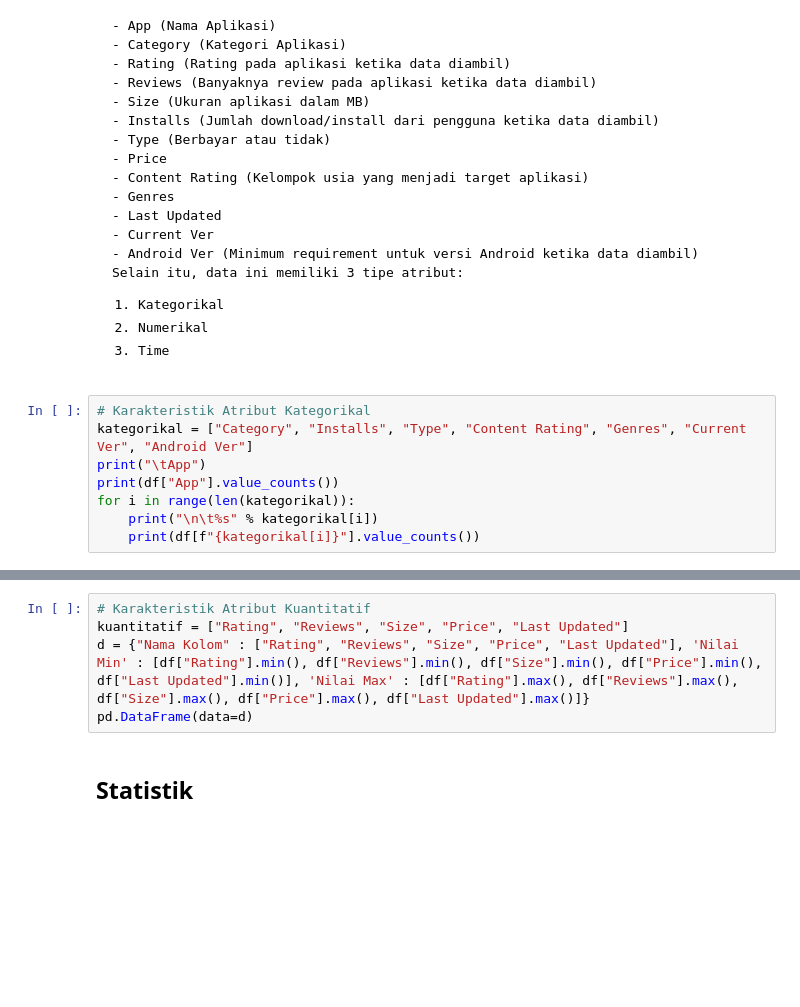
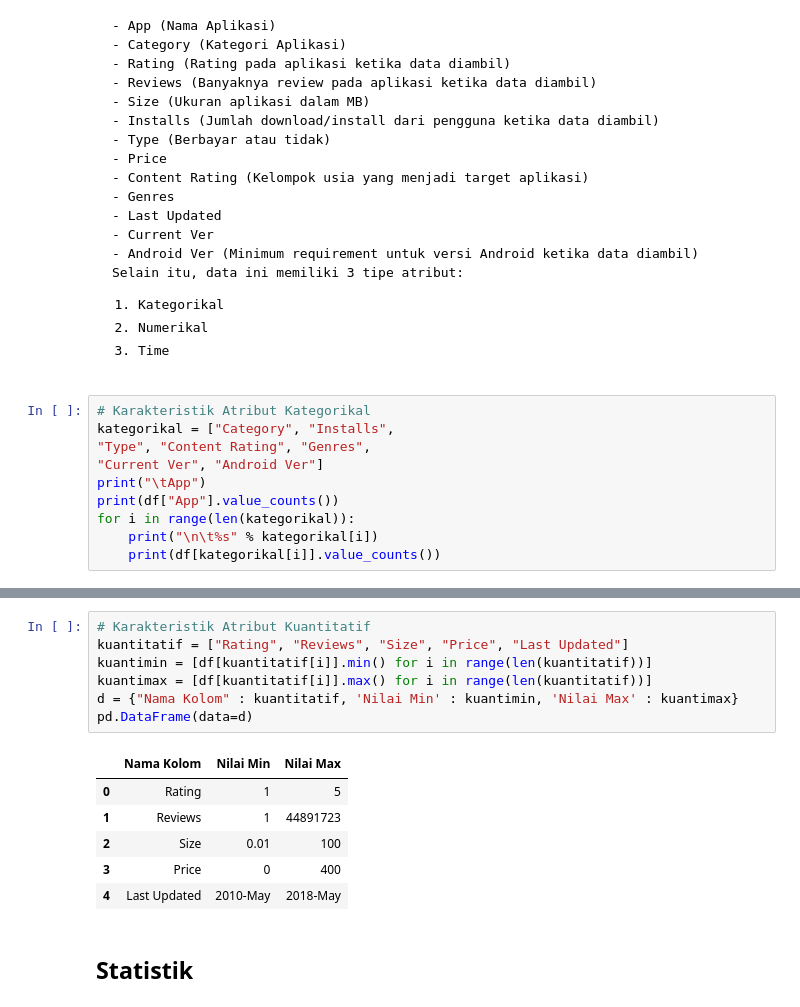
Before and after one commit to msyahrulsp/TuBesPengKom2, a Jupyter notebook: TuBes.ipynb, the cells around one changed output, grey strips where cells are left out. Saved outputs shown, nothing was run; the diff lists cells and outputs as text; blank space fills up the shorter version.

Commit message:
karakteristik kuantitatif, agar tidak one-liner(?)

```diff
--- a/TuBes.ipynb
+++ b/TuBes.ipynb
@@ -82,9 +105,11 @@ Selain itu, data ini memiliki 3 tipe atribut:
 3. Time
 # %%
 # Karakteristik Atribut Kategorikal
-kategorikal = ["Category", "Installs", "Type", "Content Rating", "Genres", "Current Ver", "Android Ver"]
+kategorikal = ["Category", "Installs",
+"Type", "Content Rating", "Genres",
+"Current Ver", "Android Ver"]
 print("\tApp")
 print(df["App"].value_counts())
 for i in range(len(kategorikal)):
     print("\n\t%s" % kategorikal[i])
-    print(df[f"{kategorikal[i]}"].value_counts())
+    print(df[kategorikal[i]].value_counts())
@@ -91,8 +134,17 @@ for i in range(len(kategorikal)):
-# %%
-# Karakteristik Atribut Kuantitatif
-kuantitatif = ["Rating", "Reviews", "Size", "Price", "Last Updated"]
-d = {"Nama Kolom" : ["Rating", "Reviews", "Size", "Price", "Last Updated"], 'Nilai Min' : [df["Rating"].min(), df["Reviews"].min(), df["Size"].min(), df["Price"].min(), df["Last Updated"].min()], 'Nilai Max' : [df["Rating"].max(), df["Reviews"].max(), df["Size"].max(), df["Price"].max(), df["Last Updated"].max()]}
-pd.DataFrame(data=d)
+# %%
+# Karakteristik Atribut Kuantitatif
+kuantitatif = ["Rating", "Reviews", "Size", "Price", "Last Updated"]
+kuantimin = [df[kuantitatif[i]].min() for i in range(len(kuantitatif))]
+kuantimax = [df[kuantitatif[i]].max() for i in range(len(kuantitatif))]
+d = {"Nama Kolom" : kuantitatif, 'Nilai Min' : kuantimin, 'Nilai Max' : kuantimax}
+pd.DataFrame(data=d)
+# %% [output]
+|  | Nama Kolom | Nilai Min | Nilai Max |
+| 0 | Rating | 1 | 5 |
+| 1 | Reviews | 1 | 44891723 |
+| 2 | Size | 0.01 | 100 |
+| 3 | Price | 0 | 400 |
+| 4 | Last Updated | 2010-May | 2018-May |
 # %% [markdown]
 <h2>Statistik
 # %%
```
Also changed, not shown: parts of 8 cells of this notebook.
